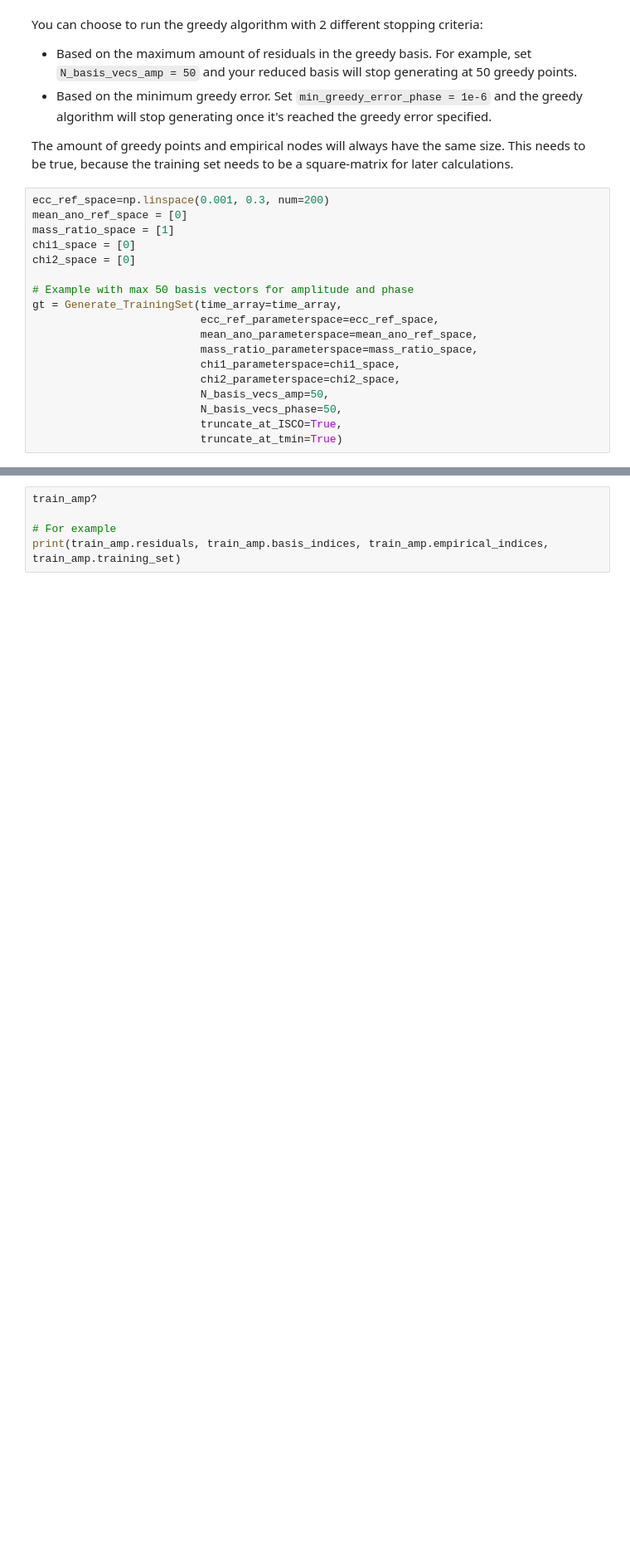
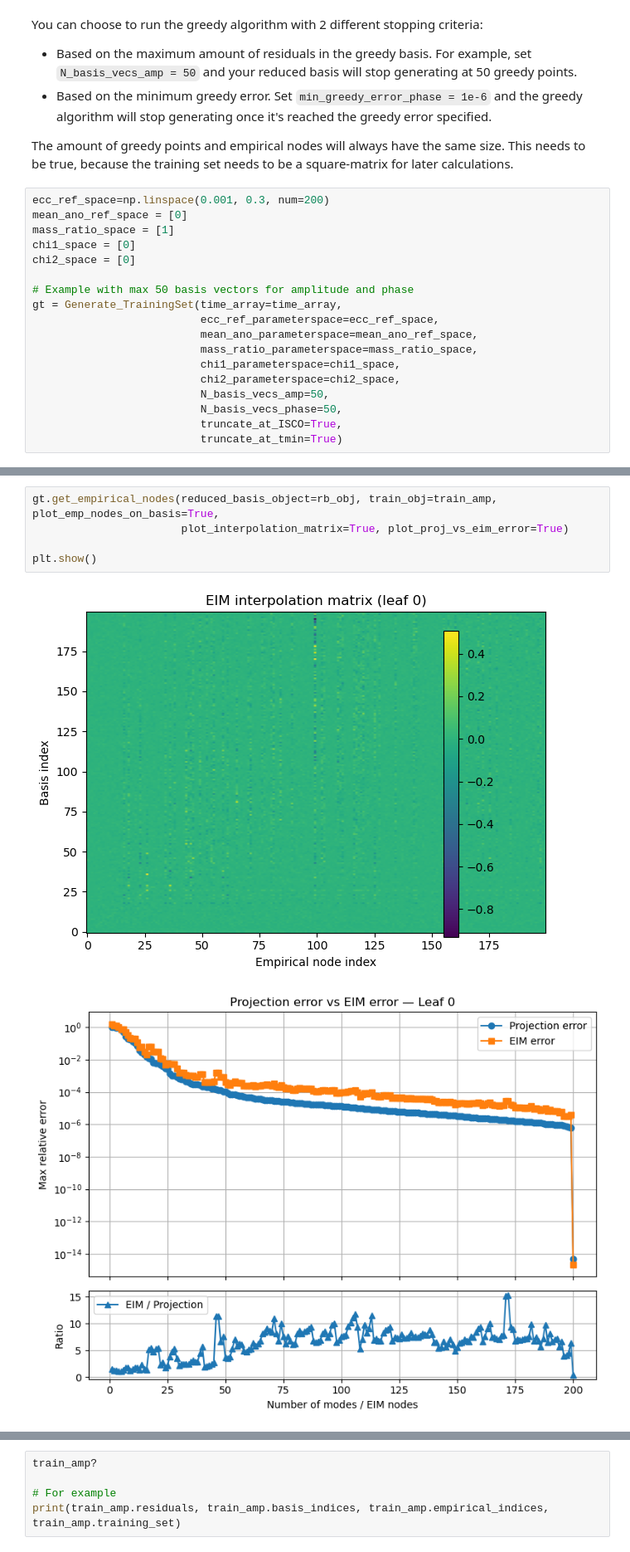
Before and after one commit to suzannelexmond/SurrogateModel_3PN_eccentric, a Jupyter notebook: phenomxpy/my_project/Notebooks/SurrEcc_tutorial.ipynb, the cells around one changed output, grey strips where cells are left out. Shown at 83% size. Cells and saved outputs as stored; diff of their text form; blank space fills up the shorter version.

```diff
--- a/phenomxpy/my_project/Notebooks/SurrEcc_tutorial.ipynb
+++ b/phenomxpy/my_project/Notebooks/SurrEcc_tutorial.ipynb
@@ -159,0 +169,8 @@ Figure is saved in Images/TrainingSet/Training_set_amplitude_e=[0.001_0.3_N=200]
+# %%
+gt.get_empirical_nodes(reduced_basis_object=rb_obj, train_obj=train_amp, plot_emp_nodes_on_basis=True,
+                       plot_interpolation_matrix=True, plot_proj_vs_eim_error=True)
+
+plt.show()
+# %% [output]
+[figure, added]
+[figure, added]
```
Also changed, not shown: parts of 4 cells of this notebook, 17 other files.
